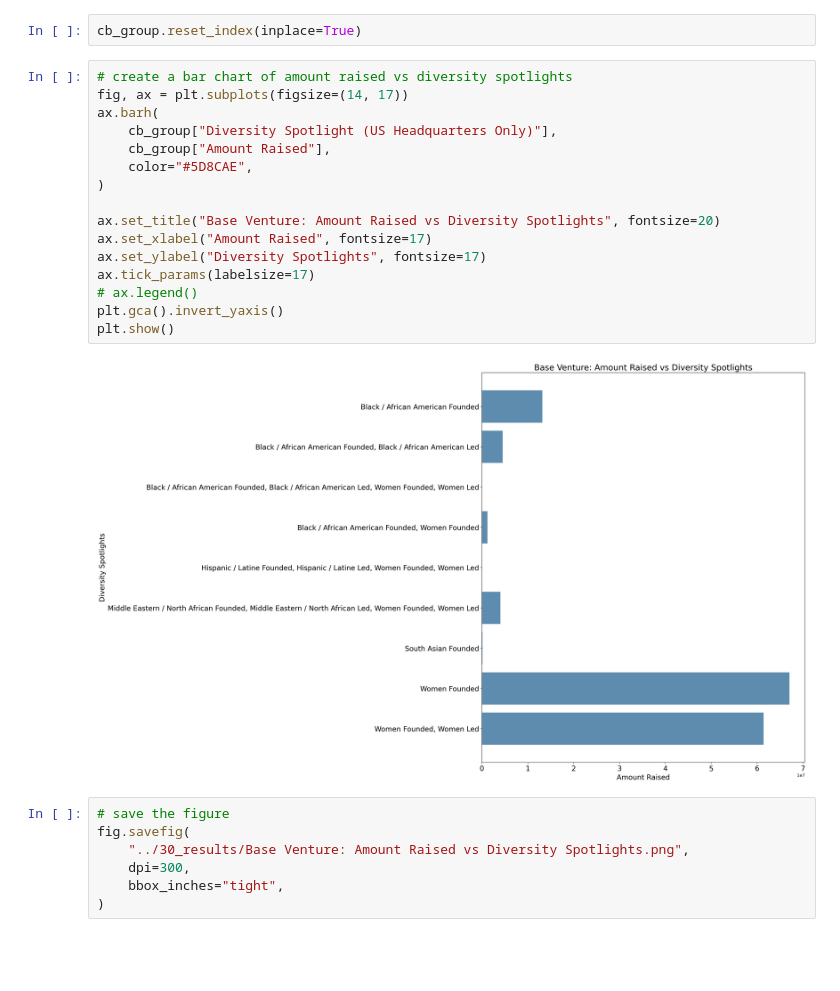
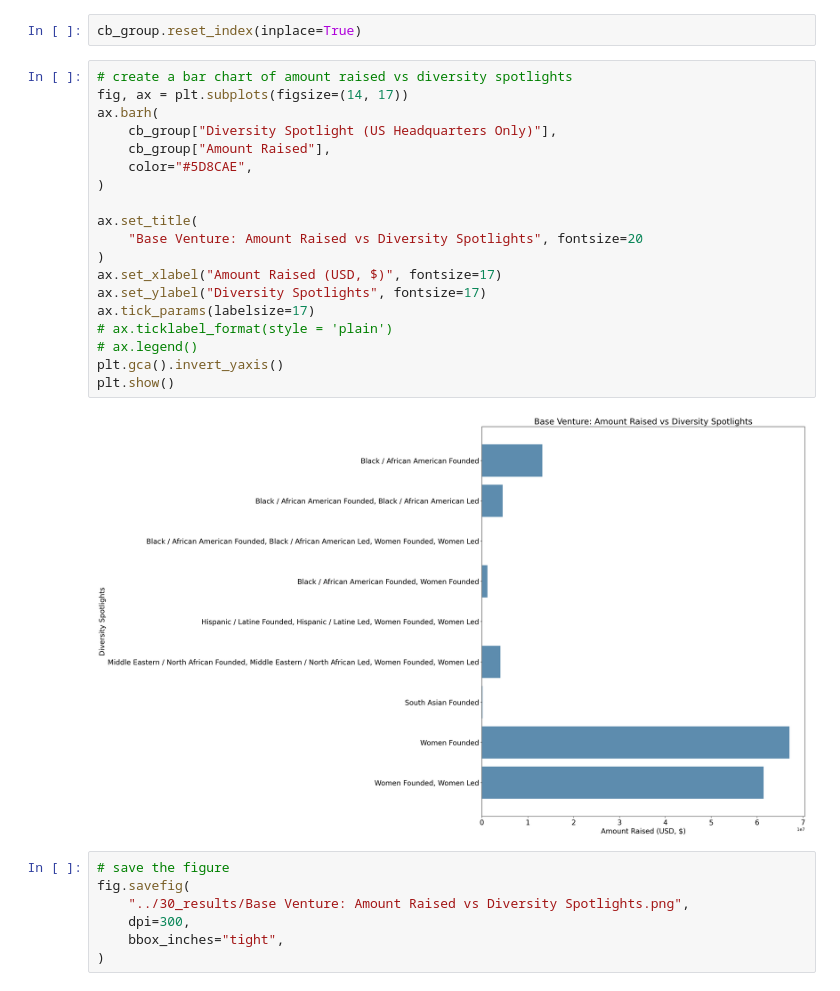
Before and after one commit to Yer1k/Diverse_Led_Funds, a Jupyter notebook: 10_code/Graphs.ipynb, the cells around one changed output. Cells and saved outputs as stored; diff of their text form; blank space fills up the shorter version.

```diff
--- a/10_code/Graphs.ipynb
+++ b/10_code/Graphs.ipynb
@@ -423,21 +461,24 @@ cb_group.reset_index(inplace=True)
 # %%
 # create a bar chart of amount raised vs diversity spotlights
 fig, ax = plt.subplots(figsize=(14, 17))
 ax.barh(
     cb_group["Diversity Spotlight (US Headquarters Only)"],
     cb_group["Amount Raised"],
     color="#5D8CAE",
 )
 
-ax.set_title("Base Venture: Amount Raised vs Diversity Spotlights", fontsize=20)
-ax.set_xlabel("Amount Raised", fontsize=17)
+ax.set_title(
+    "Base Venture: Amount Raised vs Diversity Spotlights", fontsize=20
+)
+ax.set_xlabel("Amount Raised (USD, $)", fontsize=17)
 ax.set_ylabel("Diversity Spotlights", fontsize=17)
 ax.tick_params(labelsize=17)
+# ax.ticklabel_format(style = 'plain')
 # ax.legend()
 plt.gca().invert_yaxis()
 plt.show()
 # %% [output]
-[figure, old version]
+[figure, new version]
 # %%
 # save the figure
 fig.savefig(
```
Also changed, not shown: parts of 5 cells of this notebook, 1 other file.
